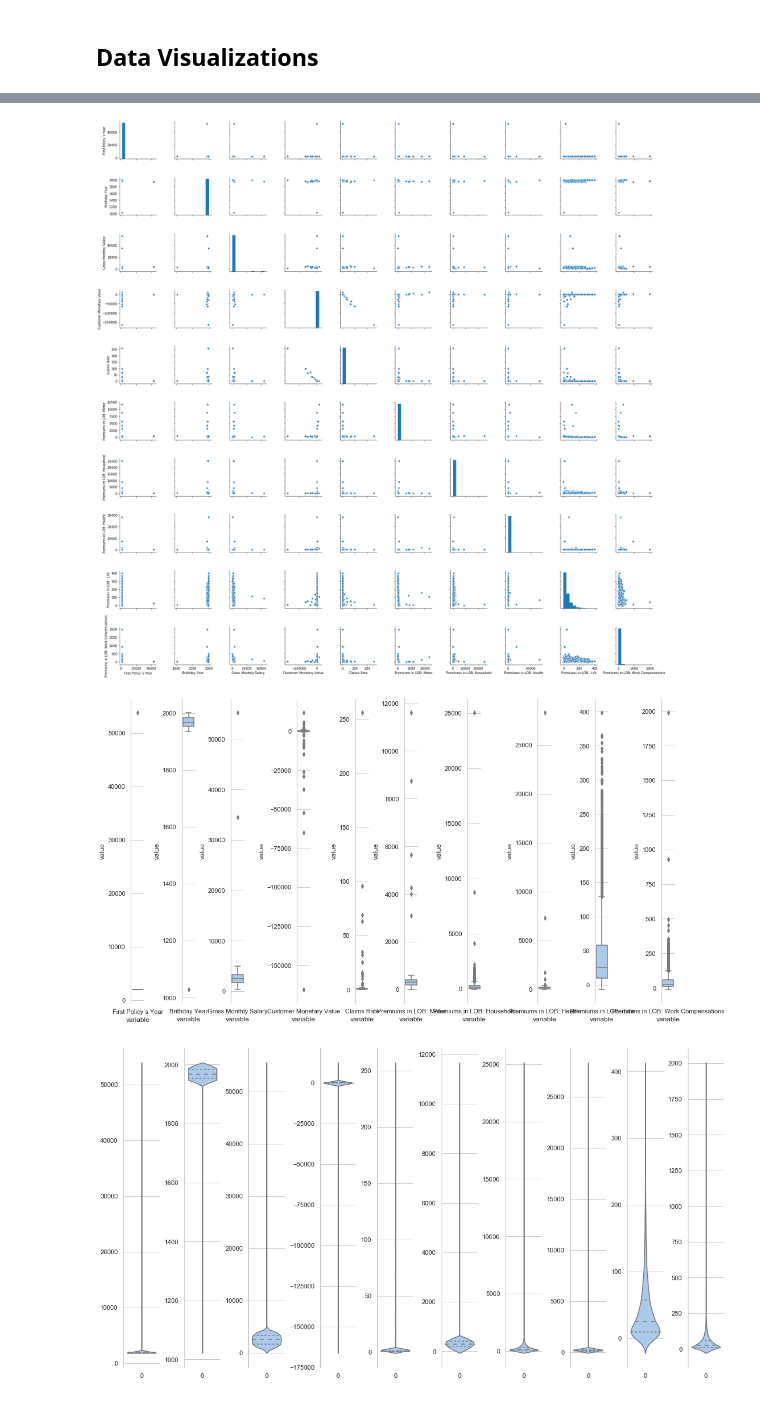
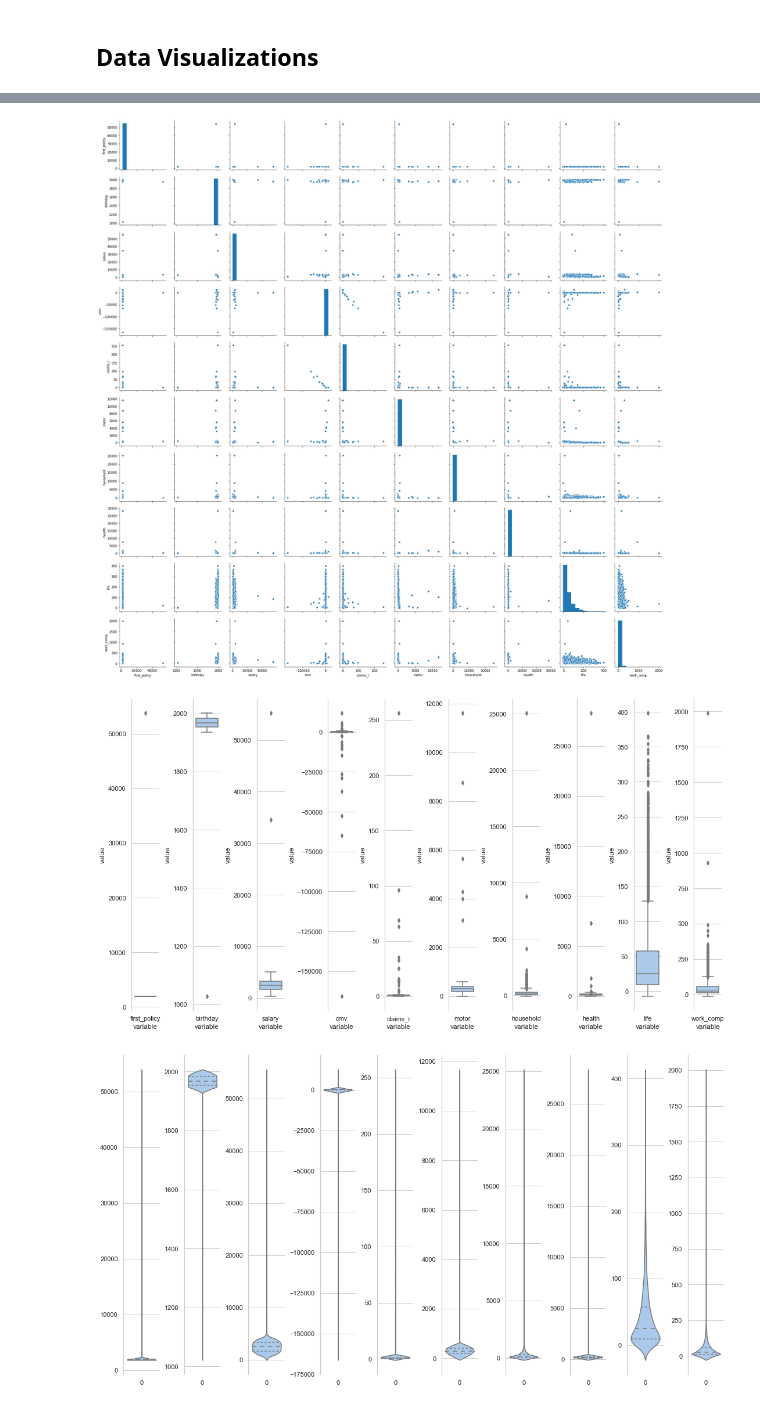
Before and after one commit to NovaIMSStudents/DataMiningFinalProject, a Jupyter notebook: DataAnalysisDM.ipynb, the cells around one changed output, grey strips where cells are left out. Drawn from its saved outputs; the diff is of its cells as text; code cells hidden in the pictures.

Commit message:
New version with coherence check

```diff
--- a/DataAnalysisDM.ipynb
+++ b/DataAnalysisDM.ipynb
@@ -59,7 +59,10 @@ abtquery="""SELECT e.'Customer Identity', e.'First Policy´s Year', e.'Brithday
             WHERE l.'Customer Identity'=e.'Customer Identity'"""
 cursor.execute(abtquery)
 
-df=pd.DataFrame(cursor.fetchall(), columns=[d[0] for d in cursor.description])
+#Variables alias
+alias=["id","first_policy","birthday","education","salary","area","children","cmv","claims_r","motor","household","health","life","work_comp"]
+
+df=pd.DataFrame(cursor.fetchall(), columns=alias)
 conn.close()
 df.head()
 # %% [output]
@@ -95 +98,5 @@ Premiums in LOB: Work Compensations    float64
 dtype: object
+# %%
+#Check if first_policy, birthday and salary are integers
+for i in [df.first_policy.fillna(0), df.birthday.fillna(0), df.salary.fillna(0)]: #control for nans
+    print(all(i.apply(lambda x: x.is_integer())))#will return True if all values of each series is an integer
@@ -96,5 +107,6 @@ dtype: object
 # %%
 #Correcting some data types
-df=df.astype({"Geographic Living Area": object, "Has Children (Y=1)": object})
+#"first_policy":int, "birthday":int, "salary":int, can't be converted due to NAs
+df=df.astype({"area": object, "children": object})
 # %%
 #Get summary statistics from df
@@ -175,39 +187,39 @@ dtype: int64
 <img src="./img/anatomy_of_figure.png"/>
 # %%
 #Define metric and non-metric datasets
-metric= df.loc[:,(df.columns=="Customer Identity") | (np.array(df.dtypes=="float64"))]
-non_metric= df.loc[:,(df.columns=="Customer Identity") | (np.array(df.dtypes=="object"))]
+metric= df.loc[:,(df.columns=="id") | (np.array(df.dtypes=="float64"))]
+non_metric= df.loc[:,(df.columns=="id") | (np.array(df.dtypes=="object"))]
 # %%
-sns.pairplot(metric.drop("Customer Identity",1))
+sns.pairplot(metric.drop("id",1))
 plt.show()
 # %% [output]
-[figure, old version]
+[figure, new version]
 # %%
 sns.set(style="whitegrid", palette="pastel", color_codes=True)
 
 # Prepare dataframe layout
-data=metric.melt("Customer Identity")
-plot_features= metric.drop("Customer Identity",1).columns
+data=metric.melt("id")
+plot_features= metric.drop("id",1).columns
 
 #Prepare figure layout
 fig= plt.figure(constrained_layout=True) #Create figure object
 spec= gspec.GridSpec(ncols=len(plot_features), nrows=1, figure=fig) #Gridspec allows to define the grid structure which can
                                                                     #then be populated through figure.add_subplot method
 
 # Draw the violinplots and split the violins for easier comparison
 for i, plot_f in enumerate(plot_features):
     ax= fig.add_subplot(spec[0,i])
     pdata= data.loc[data.loc[:,"variable"]==plot_f,:]
 #     viol_df.loc[viol_df.loc[:,"variable"]==plot_f,:] #Selecting every variable-value pair for a specific metric variable
     graph= sns.boxplot(x="variable", y="value", data=pdata, ax=ax)
 
 # Finalize the plot
 sns.despine(bottom=True)
 fig.set_size_inches(15, 8)
 
 plt.show()
 # %% [output]
-[figure, old version]
+[figure, new version]
 # %%
 sns.set(style="whitegrid", palette="pastel", color_codes=True)
 
```
Also changed, not shown: parts of 15 cells of this notebook.
